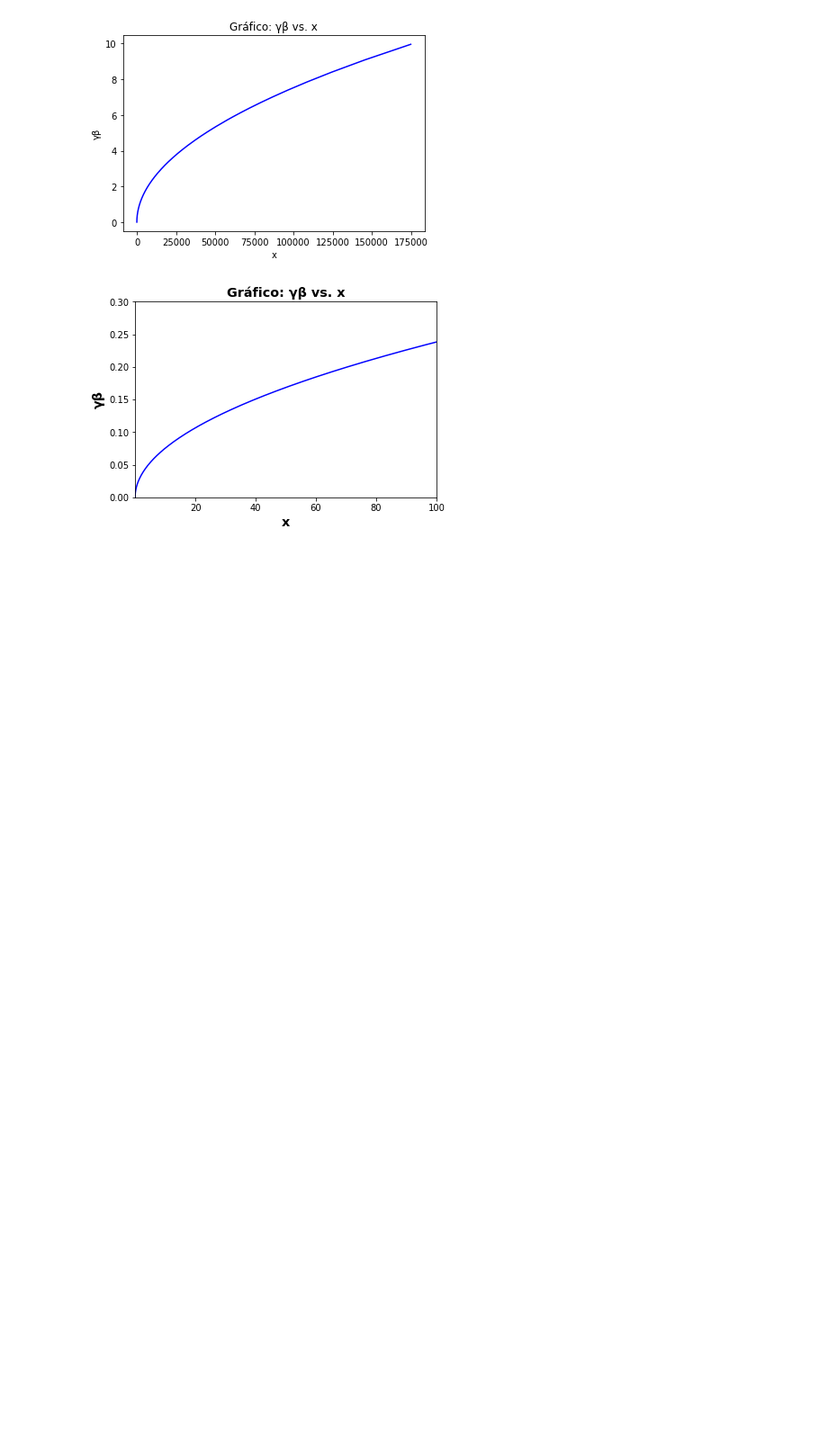
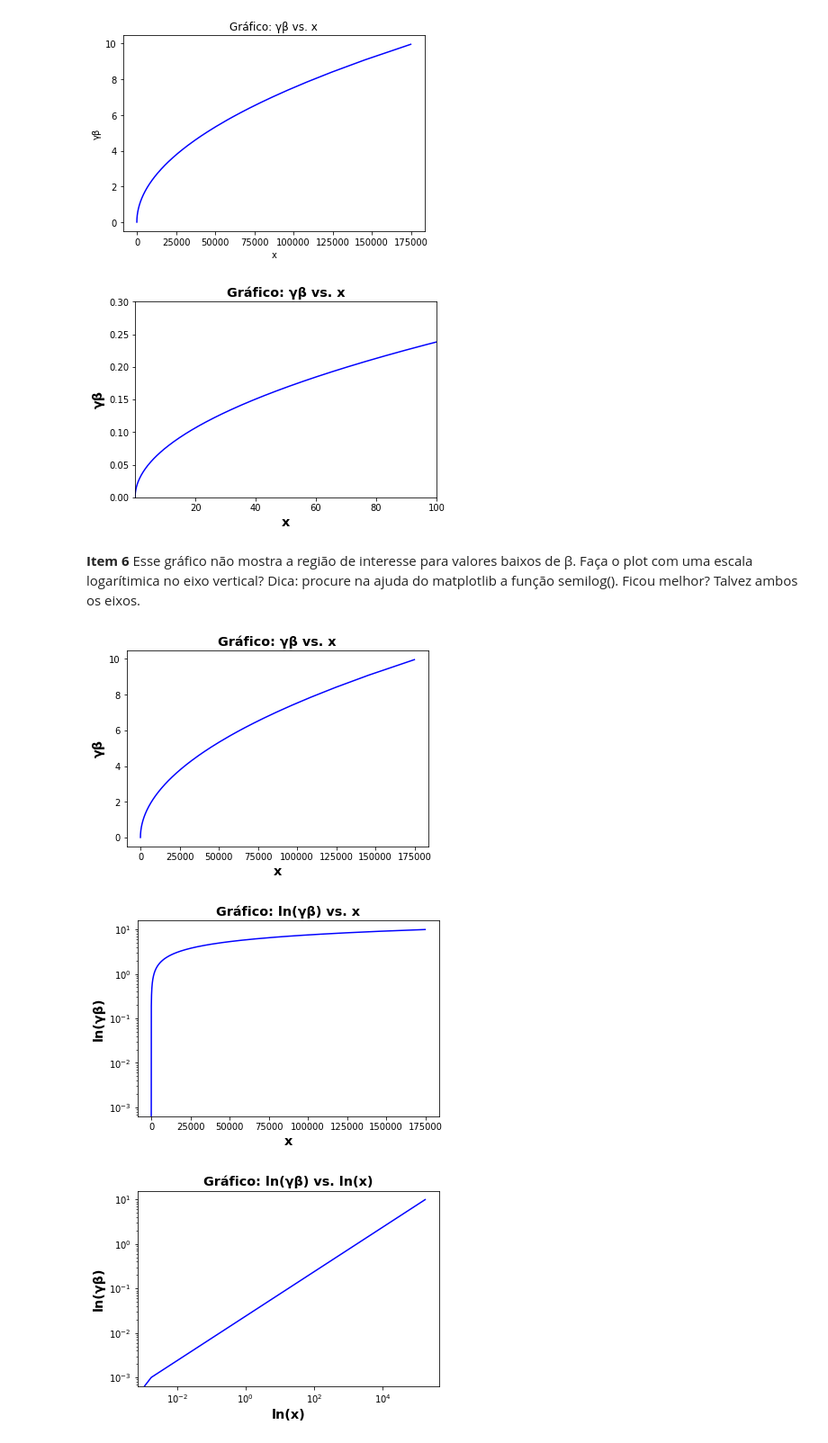
Before and after one commit to JMateusNSilva/python_uerj_2020_2, a Jupyter notebook: projeto01/projeto01_Bethe_Block_equation.ipynb, the cells around one changed output. Shown at 90% size. Saved outputs shown, nothing was run; the diff lists cells and outputs as text; code cells hidden in the pictures; blank space fills up the shorter version.

```diff
--- a/projeto01/projeto01_Bethe_Block_equation.ipynb
+++ b/projeto01/projeto01_Bethe_Block_equation.ipynb
@@ -167,2 +150,38 @@ ax3=plt.plot( x, gamma_beta, 'blue')
 # %% [output]
 [figure]
+# %% [markdown]
+**Item 6** Esse gráfico não mostra a região de interesse para valores baixos de β. Faça o plot com uma escala logarítimica no eixo vertical? Dica: procure na ajuda do matplotlib a função semilog(). Ficou melhor? Talvez ambos os eixos.
+# %%
+x = ln_argument(gamma_beta)                 # Este é o argumento do ln da equação de Bethe-Block
+
+fig, ax3 = plt.subplots()
+
+# Gráfico
+ax3.set_title('Gráfico: γβ vs. x',fontsize='x-large', fontweight='bold')
+ax3.set_ylabel('γβ',fontsize='x-large', fontweight='bold')
+ax3.set_xlabel('x', fontsize='x-large', fontweight='bold')
+ax3=plt.plot( x, gamma_beta, 'blue')
+#ax2.set_xscale('log')
+
+fig, ax4 = plt.subplots()
+
+ax4.set_title('Gráfico: ln(γβ) vs. x',fontsize='x-large', fontweight='bold')
+ax4.set_ylabel('ln(γβ)',fontsize='x-large', fontweight='bold')
+ax4.set_xlabel('x', fontsize='x-large', fontweight='bold')
+ax4.set_yscale('log')
+ax4=plt.plot( x, gamma_beta, 'blue')
+#ax2.set_xscale('log')
+
+fig, ax5 = plt.subplots()
+
+ax5.set_title('Gráfico: ln(γβ) vs. ln(x)',fontsize='x-large', fontweight='bold')
+ax5.set_ylabel('ln(γβ)',fontsize='x-large', fontweight='bold')
+ax5.set_xlabel('ln(x)', fontsize='x-large', fontweight='bold')
+ax5.set_xscale('log')
+ax5.set_yscale('log')
+ax5=plt.plot( x, gamma_beta, 'blue')
+#ax2.set_xscale('log')
+# %% [output]
+[figure, added]
+[figure, added]
+[figure, added]
```
Also changed, not shown: parts of 2 cells of this notebook.
